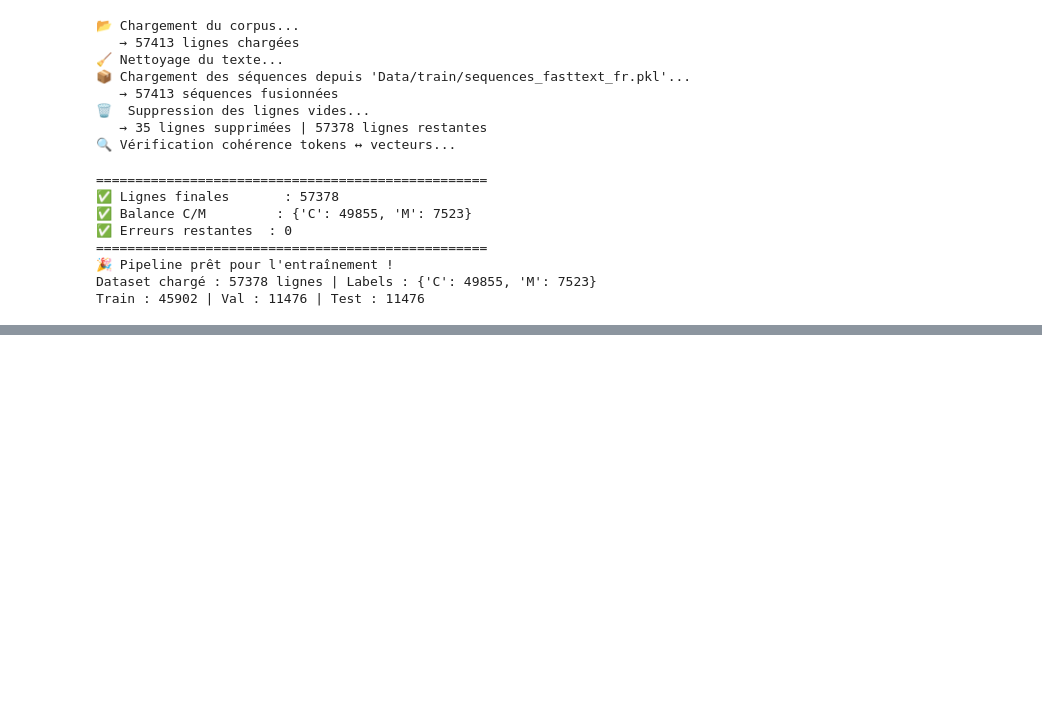
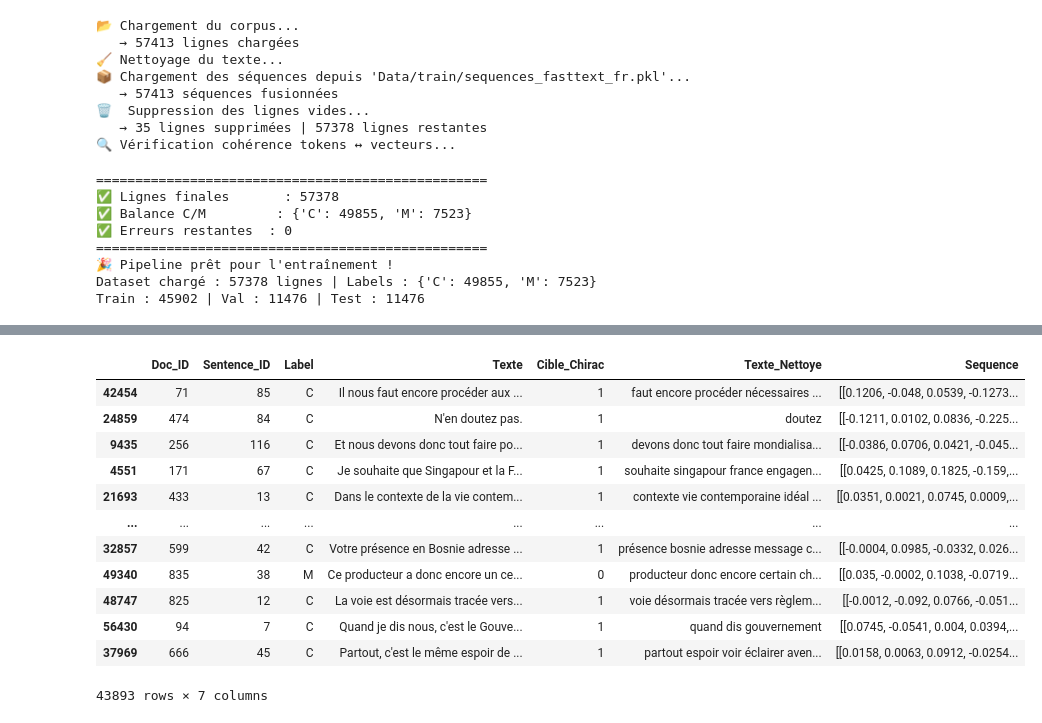
Before and after one commit to Isaac-KD/TAL-Projet, a Jupyter notebook: Deep_approche.ipynb, the cells around one changed output, grey strips where cells are left out. Drawn from its saved outputs; the diff is of its cells as text; code cells hidden in the pictures; blank space fills up the shorter version.

```diff
--- a/Deep_approche.ipynb
+++ b/Deep_approche.ipynb
@@ -184,0 +677,16 @@ KeyboardInterrupt:
+# %%
+train_df
+# %% [output]
+|  | Doc_ID | Sentence_ID | Label | Texte | Cible_Chirac | Texte_Nettoye | Sequence |
+| 42454 | 71 | 85 | C | Il nous faut encore procéder aux ... | 1 | faut encore procéder nécessaires ... | [[0.1206, -0.048, 0.0539, -0.1273... |
+| 24859 | 474 | 84 | C | N'en doutez pas. | 1 | doutez | [[-0.1211, 0.0102, 0.0836, -0.225... |
+| 9435 | 256 | 116 | C | Et nous devons donc tout faire po... | 1 | devons donc tout faire mondialisa... | [[-0.0386, 0.0706, 0.0421, -0.045... |
+| 4551 | 171 | 67 | C | Je souhaite que Singapour et la F... | 1 | souhaite singapour france engagen... | [[0.0425, 0.1089, 0.1825, -0.159,... |
+| 21693 | 433 | 13 | C | Dans le contexte de la vie contem... | 1 | contexte vie contemporaine idéal ... | [[0.0351, 0.0021, 0.0745, 0.0009,... |
+| ... | ... | ... | ... | ... | ... | ... | ... |
+| 32857 | 599 | 42 | C | Votre présence en Bosnie adresse ... | 1 | présence bosnie adresse message c... | [[-0.0004, 0.0985, -0.0332, 0.026... |
+| 49340 | 835 | 38 | M | Ce producteur a donc encore un ce... | 0 | producteur donc encore certain ch... | [[0.035, -0.0002, 0.1038, -0.0719... |
+| 48747 | 825 | 12 | C | La voie est désormais tracée vers... | 1 | voie désormais tracée vers règlem... | [[-0.0012, -0.092, 0.0766, -0.051... |
+| 56430 | 94 | 7 | C | Quand je dis nous, c'est le Gouve... | 1 | quand dis gouvernement | [[0.0745, -0.0541, 0.004, 0.0394,... |
+| 37969 | 666 | 45 | C | Partout, c'est le même espoir de ... | 1 | partout espoir voir éclairer aven... | [[0.0158, 0.0063, 0.0912, -0.0254... |
+43893 rows × 7 columns
```
Also changed, not shown: parts of 7 cells of this notebook, 1 other file.
